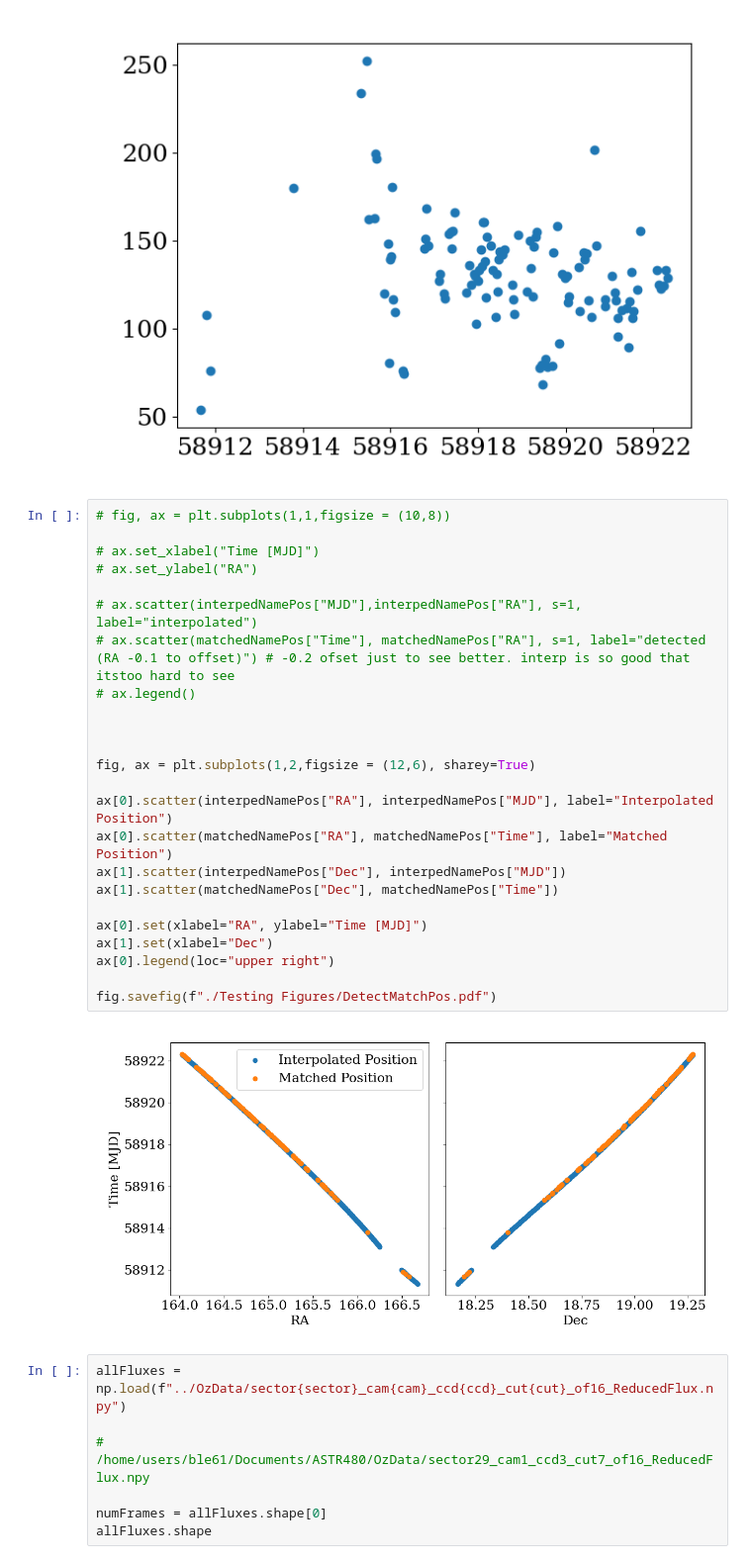
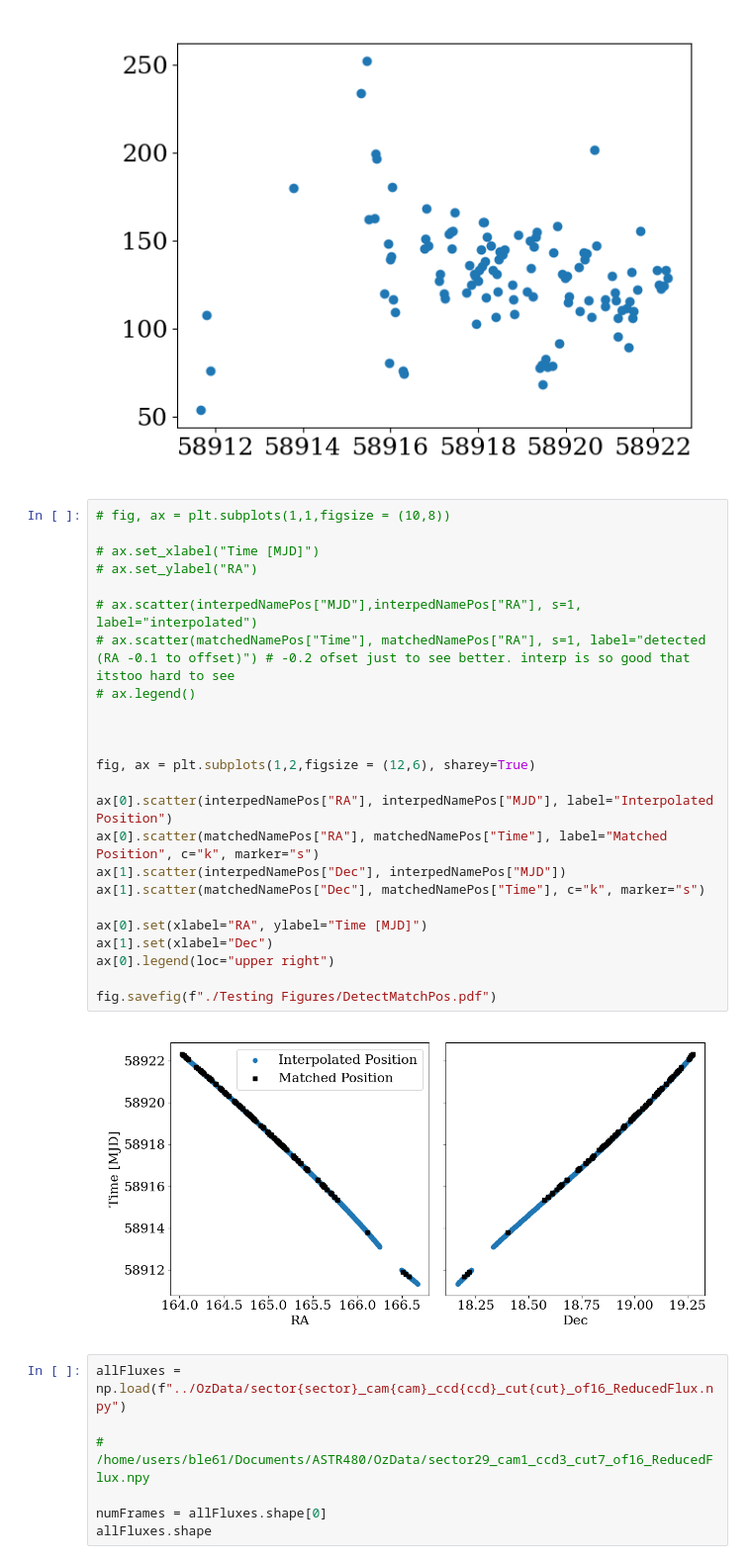
Before and after one commit to ble61/ASTR480, a Jupyter notebook: Test Code/allDataTest.ipynb, the cells around one changed output. Shown at 99% size. Cells and saved outputs as stored; diff of their text form.

```diff
--- a/Test Code/allDataTest.ipynb
+++ b/Test Code/allDataTest.ipynb
@@ -45,29 +45,29 @@ plt.scatter(matchedNamePos["Time"], matchedNamePos["flux"])
 # %%
 # fig, ax = plt.subplots(1,1,figsize = (10,8))
 
 # ax.set_xlabel("Time [MJD]")
 # ax.set_ylabel("RA")
 
 # ax.scatter(interpedNamePos["MJD"],interpedNamePos["RA"], s=1, label="interpolated")
 # ax.scatter(matchedNamePos["Time"], matchedNamePos["RA"], s=1, label="detected (RA -0.1 to offset)") # -0.2 ofset just to see better. interp is so good that itstoo hard to see
 # ax.legend()
 
 
 
 fig, ax = plt.subplots(1,2,figsize = (12,6), sharey=True)
 
 ax[0].scatter(interpedNamePos["RA"], interpedNamePos["MJD"], label="Interpolated Position")
-ax[0].scatter(matchedNamePos["RA"], matchedNamePos["Time"], label="Matched Position")
+ax[0].scatter(matchedNamePos["RA"], matchedNamePos["Time"], label="Matched Position", c="k", marker="s")
 ax[1].scatter(interpedNamePos["Dec"], interpedNamePos["MJD"])
-ax[1].scatter(matchedNamePos["Dec"], matchedNamePos["Time"])
+ax[1].scatter(matchedNamePos["Dec"], matchedNamePos["Time"], c="k", marker="s")
 
 ax[0].set(xlabel="RA", ylabel="Time [MJD]")
 ax[1].set(xlabel="Dec")
 ax[0].legend(loc="upper right")
 
 fig.savefig(f"./Testing Figures/DetectMatchPos.pdf")
 # %% [output]
-[figure, old version]
+[figure, new version]
 # %%
 allFluxes = np.load(f"../OzData/sector{sector}_cam{cam}_ccd{ccd}_cut{cut}_of16_ReducedFlux.npy")
 
```
Also changed, not shown: 21 other files.
